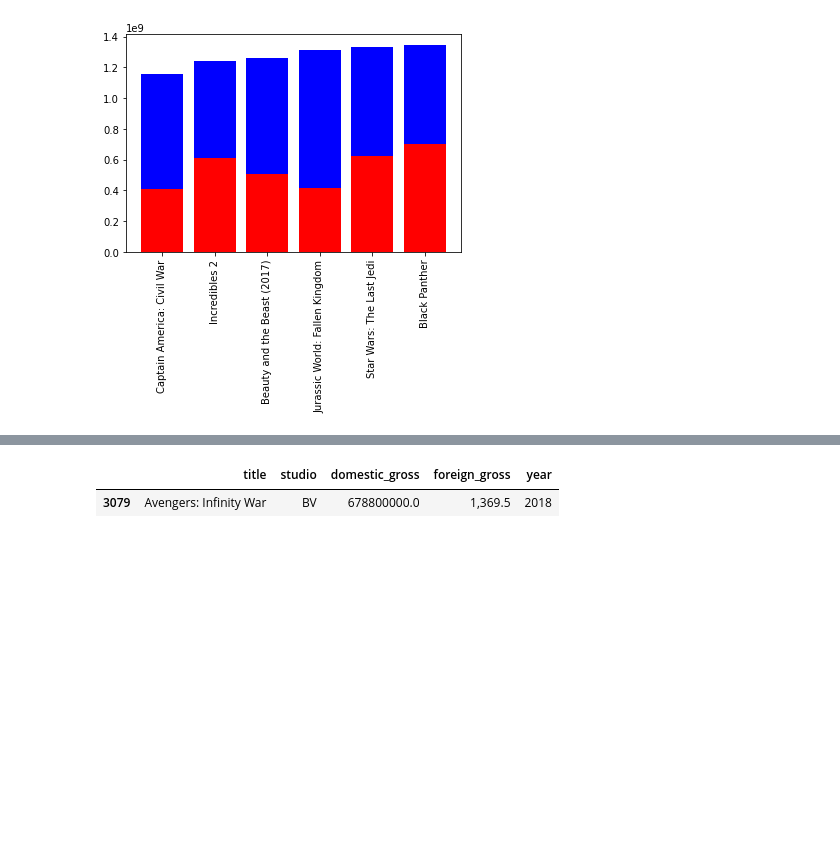
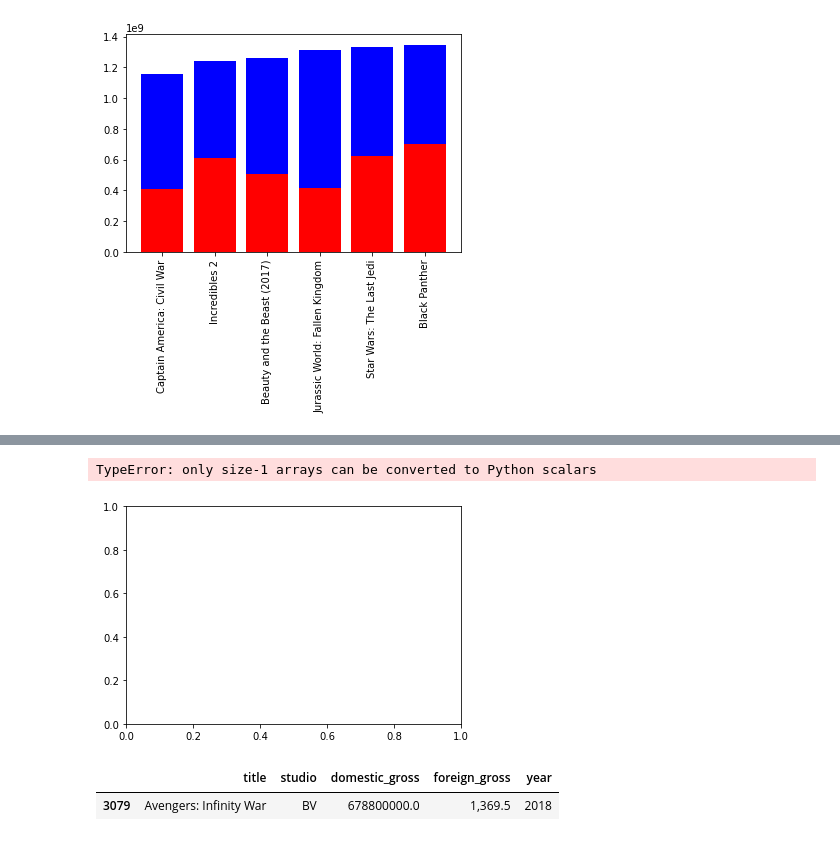
Before and after one commit to arecai/ari_first_attem, a Jupyter notebook: dsc-phase1-project-template.ipynb, the cells around one changed output, grey strips where cells are left out. Saved outputs shown, nothing was run; the diff lists cells and outputs as text; code cells hidden in the pictures; blank space fills up the shorter version.

```diff
--- a/dsc-phase1-project-template.ipynb
+++ b/dsc-phase1-project-template.ipynb
@@ -895,3 +963,13 @@ gross_top10
+# %%
+fig, ax = plt.subplots()
+plt.bar(range(len(studios)), studios, tick_label=studios)
+plt.xticks(rotation=90)
+ax.set_ylabel('Number of movies for each genre')
+ax.set_title('Most common genres in the TOP25 movies between 2015-2019')
+plt.show()
+# %% [output]
+TypeError: only size-1 arrays can be converted to Python scalars
+[figure, added]
 # %%
 rslt_df = bom_gross_raw[bom_gross_raw['title'] == 'Avengers: Infinity War']
 # %%
```
Also changed, not shown: parts of 21 cells of this notebook.
